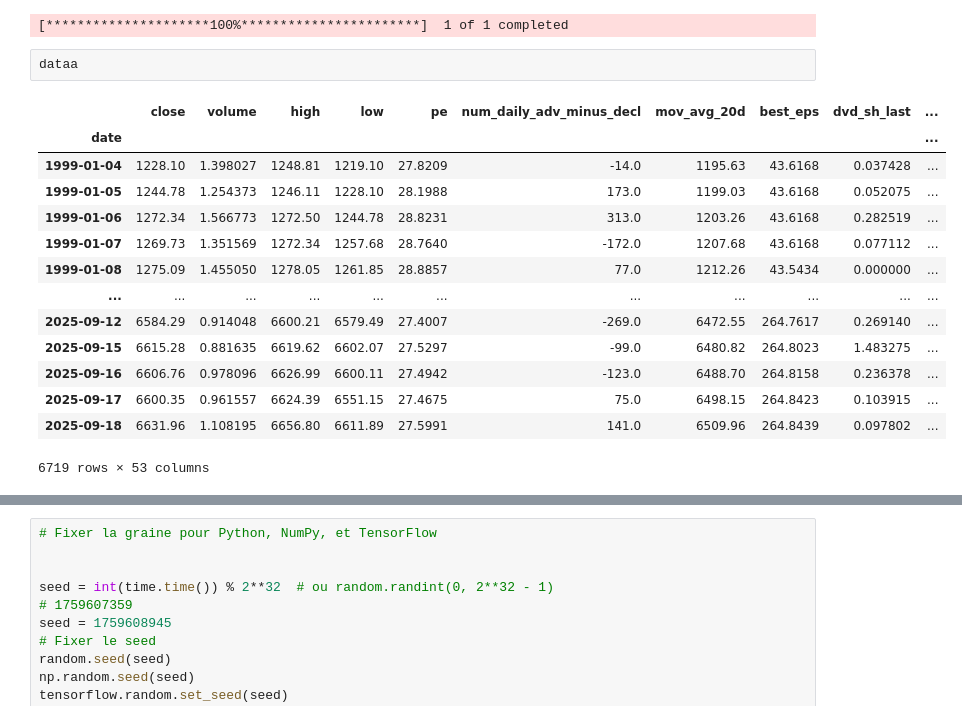
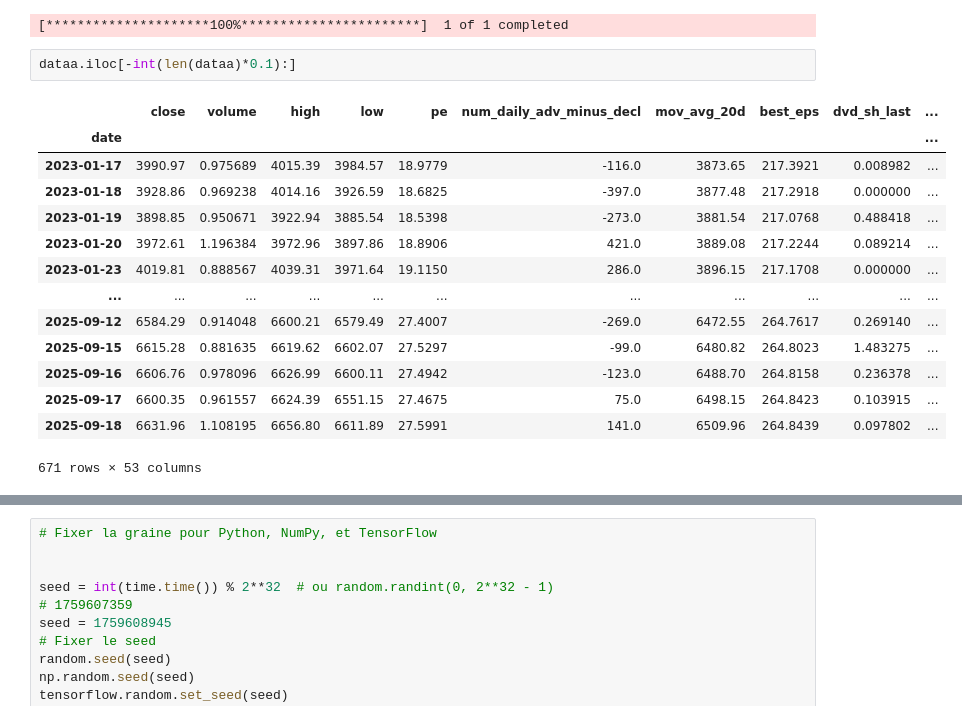
Before and after one commit to Alazuz/bigdata_project, a Jupyter notebook: lstm.ipynb, the cells around one changed output, grey strips where cells are left out. Saved outputs shown, nothing was run; the diff lists cells and outputs as text.

```diff
--- a/lstm.ipynb
+++ b/lstm.ipynb
@@ -129,19 +129,19 @@ dataa = data.copy()
 # %% [output]
 [*********************100%***********************]  1 of 1 completed
 # %%
-dataa
+dataa.iloc[-int(len(dataa)*0.1):]
 # %% [output]
 |  | close | volume | high | low | pe | num_daily_adv_minus_decl | mov_avg_20d | best_eps | dvd_sh_last | ... |
 | date |  |  |  |  |  |  |  |  |  | ... |
-| 1999-01-04 | 1228.10 | 1.398027 | 1248.81 | 1219.10 | 27.8209 | -14.0 | 1195.63 | 43.6168 | 0.037428 | ... |
-| 1999-01-05 | 1244.78 | 1.254373 | 1246.11 | 1228.10 | 28.1988 | 173.0 | 1199.03 | 43.6168 | 0.052075 | ... |
-| 1999-01-06 | 1272.34 | 1.566773 | 1272.50 | 1244.78 | 28.8231 | 313.0 | 1203.26 | 43.6168 | 0.282519 | ... |
-| 1999-01-07 | 1269.73 | 1.351569 | 1272.34 | 1257.68 | 28.7640 | -172.0 | 1207.68 | 43.6168 | 0.077112 | ... |
-| 1999-01-08 | 1275.09 | 1.455050 | 1278.05 | 1261.85 | 28.8857 | 77.0 | 1212.26 | 43.5434 | 0.000000 | ... |
+| 2023-01-17 | 3990.97 | 0.975689 | 4015.39 | 3984.57 | 18.9779 | -116.0 | 3873.65 | 217.3921 | 0.008982 | ... |
+| 2023-01-18 | 3928.86 | 0.969238 | 4014.16 | 3926.59 | 18.6825 | -397.0 | 3877.48 | 217.2918 | 0.000000 | ... |
+| 2023-01-19 | 3898.85 | 0.950671 | 3922.94 | 3885.54 | 18.5398 | -273.0 | 3881.54 | 217.0768 | 0.488418 | ... |
+| 2023-01-20 | 3972.61 | 1.196384 | 3972.96 | 3897.86 | 18.8906 | 421.0 | 3889.08 | 217.2244 | 0.089214 | ... |
+| 2023-01-23 | 4019.81 | 0.888567 | 4039.31 | 3971.64 | 19.1150 | 286.0 | 3896.15 | 217.1708 | 0.000000 | ... |
 | ... | ... | ... | ... | ... | ... | ... | ... | ... | ... | ... |
 | 2025-09-12 | 6584.29 | 0.914048 | 6600.21 | 6579.49 | 27.4007 | -269.0 | 6472.55 | 264.7617 | 0.269140 | ... |
 | 2025-09-15 | 6615.28 | 0.881635 | 6619.62 | 6602.07 | 27.5297 | -99.0 | 6480.82 | 264.8023 | 1.483275 | ... |
 | 2025-09-16 | 6606.76 | 0.978096 | 6626.99 | 6600.11 | 27.4942 | -123.0 | 6488.70 | 264.8158 | 0.236378 | ... |
 | 2025-09-17 | 6600.35 | 0.961557 | 6624.39 | 6551.15 | 27.4675 | 75.0 | 6498.15 | 264.8423 | 0.103915 | ... |
 | 2025-09-18 | 6631.96 | 1.108195 | 6656.80 | 6611.89 | 27.5991 | 141.0 | 6509.96 | 264.8439 | 0.097802 | ... |
-6719 rows × 53 columns
+671 rows × 53 columns
```
Also changed, not shown: parts of 4 cells of this notebook, 2 other files.
